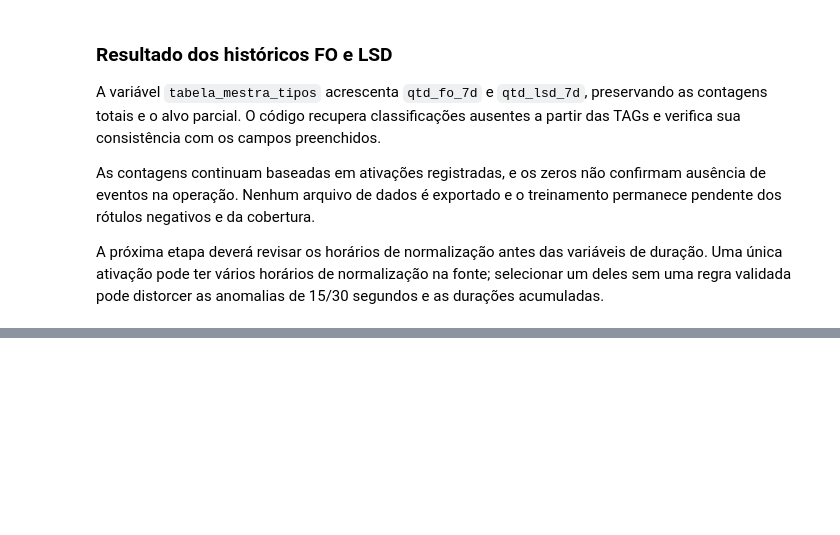
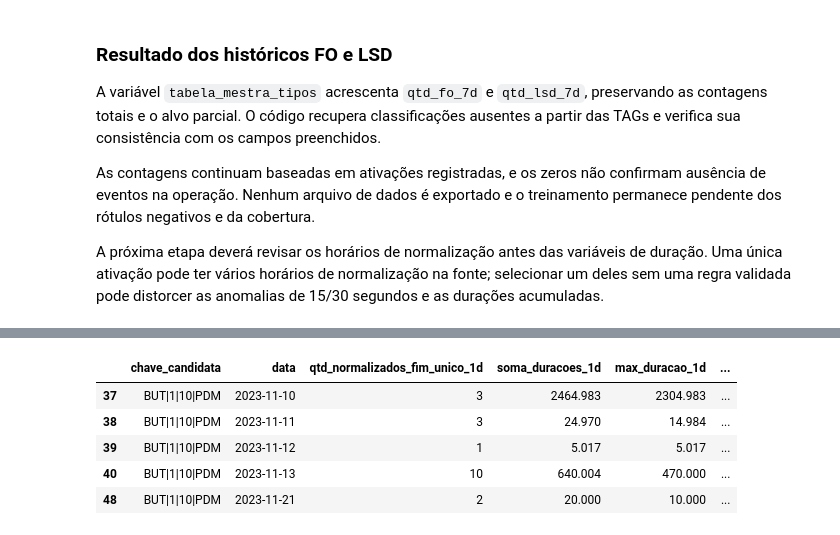
Before and after one commit to joaocardosodias/Lumem, a Jupyter notebook: models/modelo-rnn-1/01-criacao-tabela-mestra.ipynb, the cells around one changed output, grey strips where cells are left out. Saved outputs shown, nothing was run; the diff lists cells and outputs as text; code cells hidden in the pictures; blank space fills up the shorter version.

```diff
--- a/models/modelo-rnn-1/01-criacao-tabela-mestra.ipynb
+++ b/models/modelo-rnn-1/01-criacao-tabela-mestra.ipynb
@@ -2351,0 +2474,47 @@ A próxima etapa deverá revisar os horários de normalização antes das variá
+# %%
+duracoes_diarias = (
+    alarmes_fim_unico.groupby(["chave_candidata", "data_normalizacao"])
+    .agg(
+        qtd_normalizados_fim_unico_1d=("duracao_seg", "size"),
+        soma_duracoes_1d=("duracao_seg", "sum"),
+        max_duracao_1d=("duracao_seg", "max"),
+        qtd_anomalias_15s_1d=("anomalia_15s", "sum"),
+        qtd_anomalias_30s_1d=("anomalia_30s", "sum"),
+    )
+    .reset_index()
+    .rename(columns={"data_normalizacao": "data"})
+)
+
+historico_duracoes = historico_alarmes_diario[["chave_candidata", "data"]].merge(
+    duracoes_diarias,
+    on=["chave_candidata", "data"],
+    how="left",
+    validate="one_to_one",
+)
+
+contagens_duracoes = [
+    "qtd_normalizados_fim_unico_1d", "qtd_anomalias_15s_1d", "qtd_anomalias_30s_1d",
+]
+historico_duracoes[contagens_duracoes] = (
+    historico_duracoes[contagens_duracoes].fillna(0).astype(int)
+)
+historico_duracoes["soma_duracoes_1d"] = historico_duracoes["soma_duracoes_1d"].fillna(0)
+
+historico_duracoes = (
+    historico_duracoes.sort_values(["chave_candidata", "data"]).reset_index(drop=True)
+)
+
+normalizados_no_historico = alarmes_fim_unico["data_normalizacao"].between(
+    inicio_historico_alarmes, DATA_FIM
+)
+assert historico_duracoes["qtd_normalizados_fim_unico_1d"].sum() == normalizados_no_historico.sum()
+display(historico_duracoes.loc[
+    historico_duracoes["qtd_normalizados_fim_unico_1d"] > 0
+].head())
+# %% [output]
+|  | chave_candidata | data | qtd_normalizados_fim_unico_1d | soma_duracoes_1d | max_duracao_1d | ... |
+| 37 | BUT|1|10|PDM | 2023-11-10 | 3 | 2464.983 | 2304.983 | ... |
+| 38 | BUT|1|10|PDM | 2023-11-11 | 3 | 24.970 | 14.984 | ... |
+| 39 | BUT|1|10|PDM | 2023-11-12 | 1 | 5.017 | 5.017 | ... |
+| 40 | BUT|1|10|PDM | 2023-11-13 | 10 | 640.004 | 470.000 | ... |
+| 48 | BUT|1|10|PDM | 2023-11-21 | 2 | 20.000 | 10.000 | ... |
```
Also changed, not shown: parts of 10 cells of this notebook.
